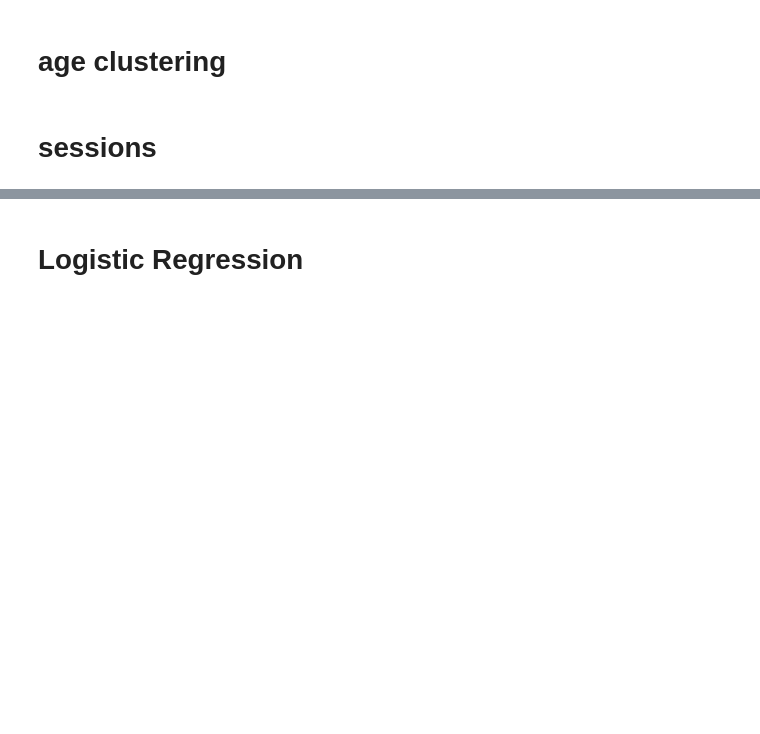
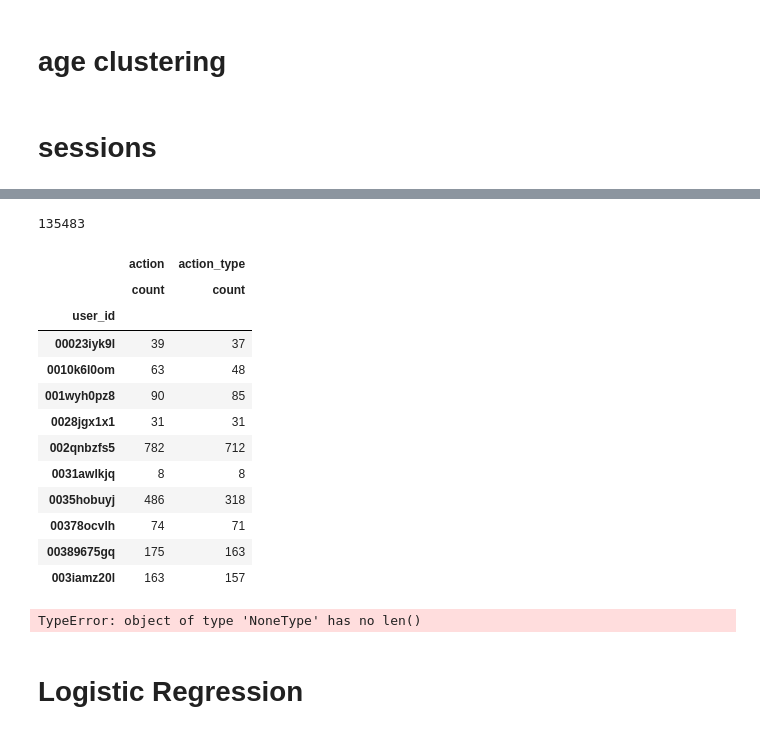
Before and after one commit to wjy5446/airbnb-new-booking, a Jupyter notebook: joe/airbnb_V2.0(feature_engineering)_junki.ipynb, the cells around one changed output, grey strips where cells are left out. Saved outputs shown, nothing was run; the diff lists cells and outputs as text; code cells hidden in the pictures; blank space fills up the shorter version.

```diff
--- a/joe/airbnb_V2.0(feature_engineering)_junki.ipynb
+++ b/joe/airbnb_V2.0(feature_engineering)_junki.ipynb
@@ -374,0 +434,20 @@ sessions.head()
+# %%
+group = sessions.groupby('user_id')['action', 'action_type'].agg(['count'])
+print(len(group))
+
+group.head(10)
+# %% [output]
+135483
+|  | action | action_type |
+|  | count | count |
+| user_id |  |  |
+| 00023iyk9l | 39 | 37 |
+| 0010k6l0om | 63 | 48 |
+| 001wyh0pz8 | 90 | 85 |
+| 0028jgx1x1 | 31 | 31 |
+| 002qnbzfs5 | 782 | 712 |
+| 0031awlkjq | 8 | 8 |
+| 0035hobuyj | 486 | 318 |
+| 00378ocvlh | 74 | 71 |
+| 00389675gq | 175 | 163 |
+| 003iamz20l | 163 | 157 |
@@ -375,3 +458,8 @@ sessions.head()
+# %%
+df_all = df_all.merge(group, left_on='lkey', how = 'outer')
+df_all.head()
+# %% [output]
+TypeError: object of type 'NoneType' has no len()
 # %% [markdown]
 # Logistic Regression
 # %%
```
Also changed, not shown: parts of 47 cells of this notebook, 5 other files.
